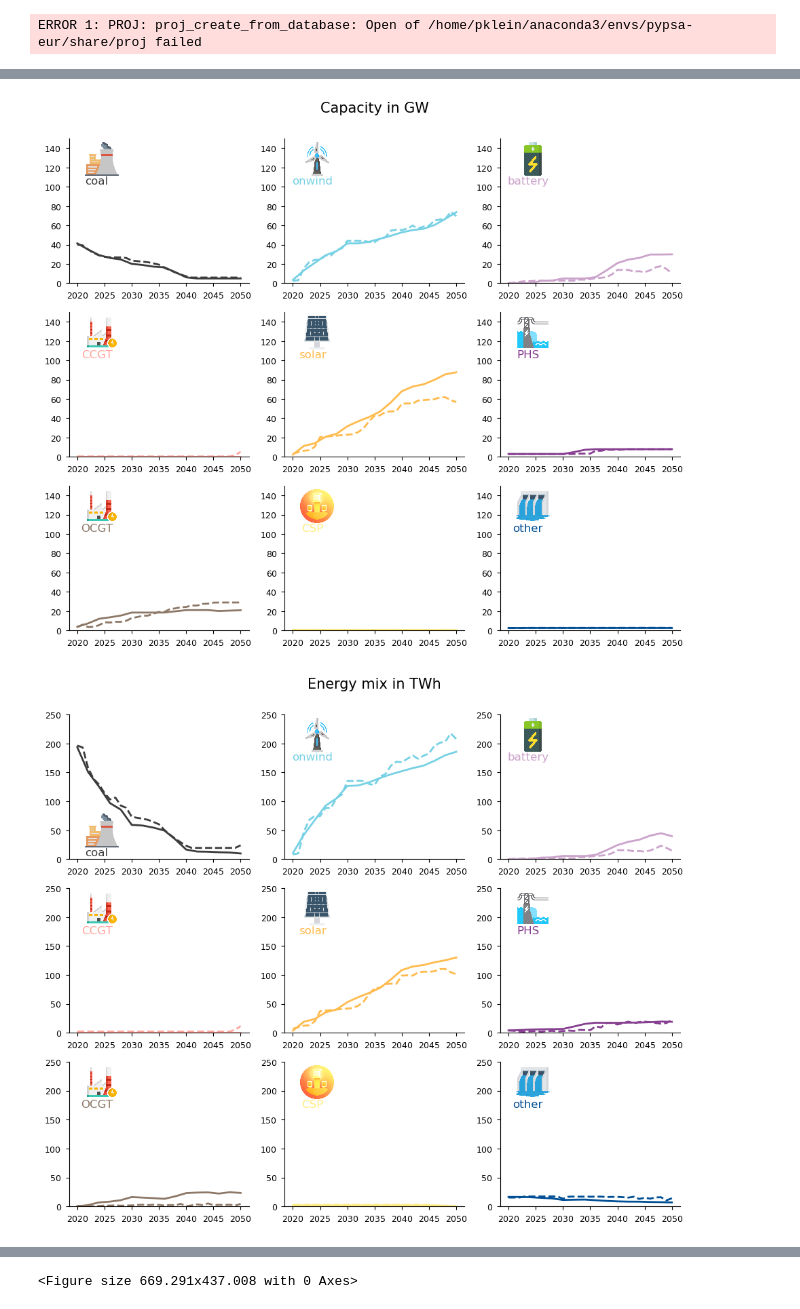
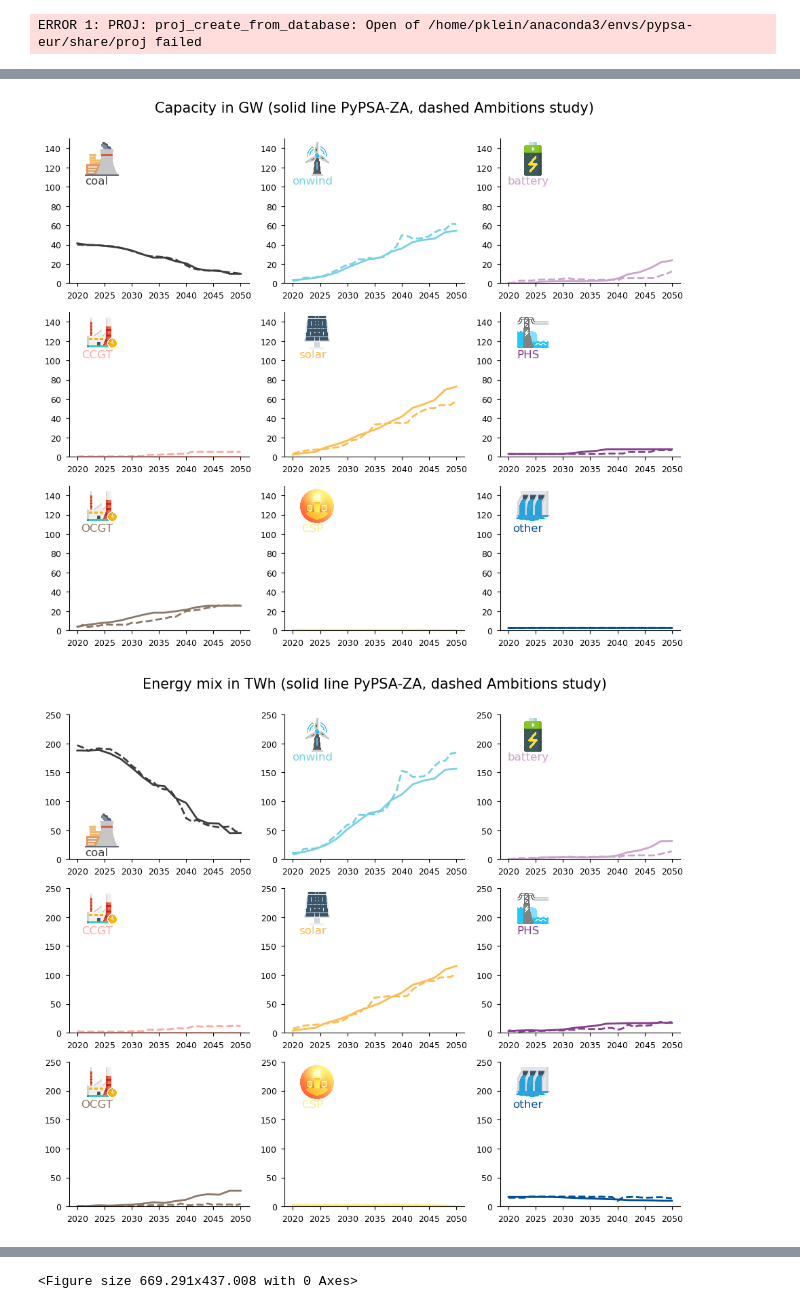
Before and after one commit to PyPSA/pypsa-za, a Jupyter notebook: notebooks/plotting_results.ipynb, the cells around one changed output, grey strips where cells are left out. Drawn from its saved outputs; the diff is of its cells as text; code cells hidden in the pictures.

```diff
--- a/notebooks/plotting_results.ipynb
+++ b/notebooks/plotting_results.ipynb
@@ -78,10 +78,10 @@ n={}
 # %%
 # Load PyPSA networks from results folder
 
-#n['LC_UNC'] = pypsa.Network('../results/networks/solved_val-LC-UNC-1_RSA_redz_lcopt_LC.nc')
-#n['LC_SMOOTH'] = pypsa.Network('../results/networks/solved_val-LC-SMOOTH-1_RSA_redz_lcopt_LC.nc')
+n['LC_UNC'] = pypsa.Network('../results/networks/solved_val-LC-UNC_RSA_redz_lcopt_LC.nc')
+n['LC_SMOOTH'] = pypsa.Network('../results/networks/solved_val-LC-SMOOTH_RSA_redz_lcopt_LC.nc')
 #n['LC_UNC-2000SEG'] = pypsa.Network('../results/networks/solved_val-LC-UNC_RSA_redz_lcopt_LC-2000SEG.nc')
 #n['2Gt_UNC'] = pypsa.Network('../results/networks/solved_val-2Gt-UNC_RSA_redz_lcopt_Co2L.nc')
-n['2Gt_UNC-2000SEG'] = pypsa.Network('../results/networks/solved_val-2Gt-UNC_RSA_redz_lcopt_Co2L-2000SEG.nc')
+#n['2Gt_UNC-2000SEG'] = pypsa.Network('../results/networks/solved_val-2Gt-UNC_RSA_redz_lcopt_Co2L-2000SEG.nc')
 #n['2Gt_SMOOTH'] = pypsa.Network('../results/networks/solved_val-2Gt-SMOOTH_RSA_redz_lcopt_Co2L.nc')
 # %% [output]
@@ -89,8 +89,8 @@ INFO:pypsa.io:Imported network solved_val-2Gt-UNC_RSA_redz_lcopt_Co2L-2000SEG.nc
 # %%
 # Generate a DataFrame for the capacity and energy
-scenario ='2Gt_UNC'#'LC_SMOOTH'
-scenario_csir ='2_2Gt_UNC'#'LC_SMOOTH'
-seg="-2000SEG"
+scenario ='LC_UNC' #'2Gt_UNC'#
+scenario_csir ='LC_UNC'#'2_2Gt_UNC'#
+seg=""
 capacity = aggregate_capacity(n[scenario])/1000
 capacity2 = aggregate_capacity(n[scenario+seg])/1000
 energy = aggregate_energy(n[scenario])/1e6
@@ -206,10 +188,10 @@ for tech in technologies:
 
     annotation.set_fontfamily('sans-serif')
 
-fig. suptitle("Capacity in GW", fontsize=15, y=0.93)
+fig. suptitle("Capacity in GW (solid line PyPSA-ZA, dashed Ambitions study)", fontsize=15, y=0.93)
 fig.savefig('line_capacity_'+scenario, dpi=150, bbox_inches='tight')
 # %% [output]
-[figure, old version]
+[figure, new version]
 # %%
 fig, axs = plt.subplots(3, 3, figsize=(12, 10))
 y_max = 250
@@ -230,35 +212,35 @@ row = 0
 col = 0
 
 for tech in technologies:
     ax = axs[row, col]
     img = mpimg.imread('../../icons/'+tech+'.png')
     energy2.loc[tech,:].plot(kind='line', ax=ax, color=colour_map[tech], linewidth=linewidth)
     #energy2.loc[tech,:].plot(kind='line', ax=ax, color='r',linestyle='--', linewidth=linewidth)
     ambitions_energy[tech].plot(kind='line', ax=ax, color=colour_map[tech], linestyle='--', linewidth=linewidth)
 
     ax.set_ylim([0,y_max])
     ax.set_xlabel('')
 
     # Increment the row and column counters
     row += 1
     if row > 2:
         row = 0
         col += 1
 
     # Create an OffsetImage and AnnotationBbox
     imagebox = OffsetImage(img, zoom=0.07)
     ab = AnnotationBbox(imagebox, img_coords[tech], xycoords='axes fraction', frameon=False)
 
     # Add the AnnotationBbox to the plot
     ax.add_artist(ab)
     ax.annotate(tech, xy=txt_coords[tech], xycoords='axes fraction', fontsize=12,
             xytext=(-5, -5), textcoords='offset points', ha='center', va='center',
             color=colour_map[tech])
 
-fig. suptitle("Energy mix in TWh", fontsize=15, y=0.93)
+fig. suptitle("Energy mix in TWh (solid line PyPSA-ZA, dashed Ambitions study)", fontsize=15, y=0.93)
 fig.savefig('line_energy_'+scenario, dpi=150, bbox_inches='tight')
 # %% [output]
-[figure, old version]
+[figure, new version]
 # %%
 legend_adjustments = {
     'nuclear':0,
```
Also changed, not shown: parts of 5 cells of this notebook, 17 other files.
